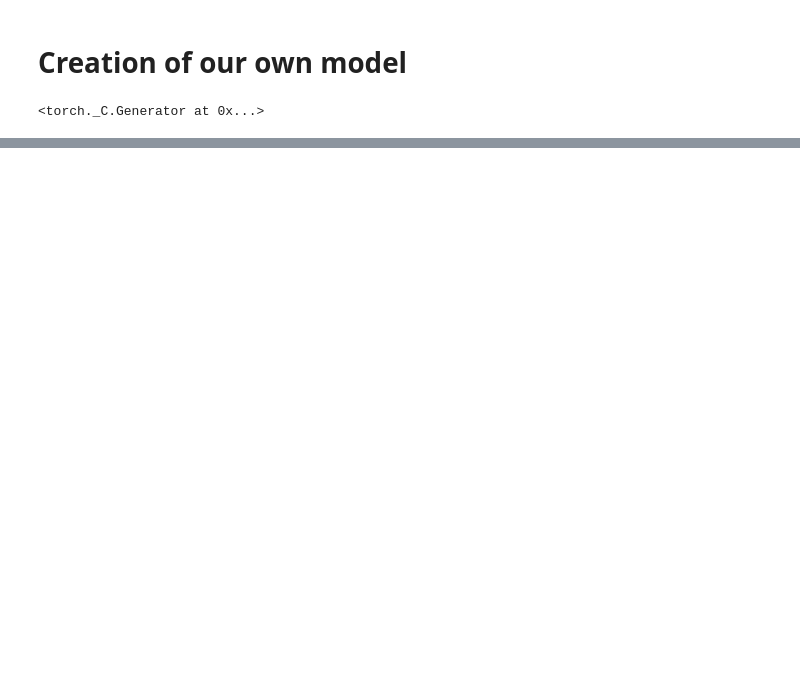
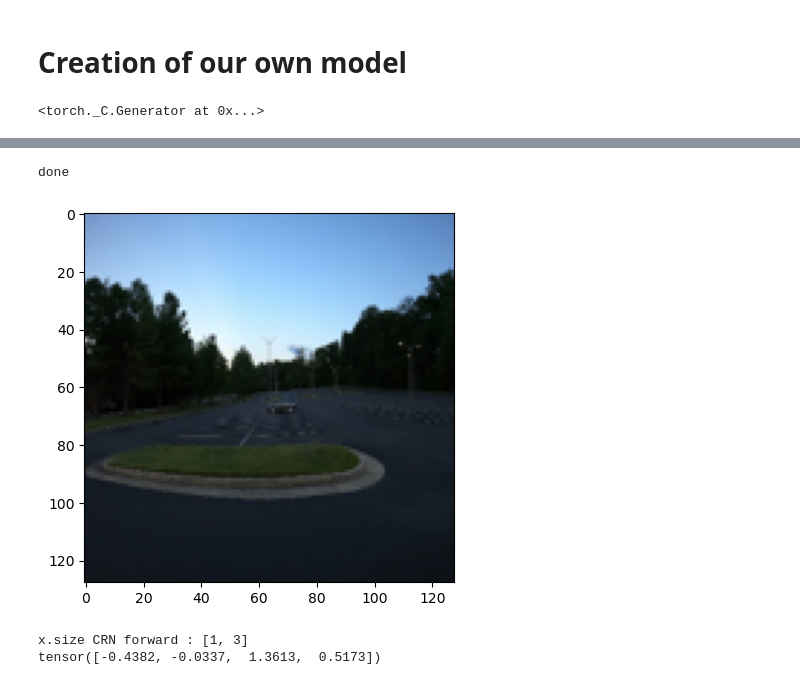
Before and after one commit to PaMilot/Car-detection, a Jupyter notebook: own_model.ipynb, the cells around one changed output, grey strips where cells are left out. Cells and saved outputs as stored; diff of their text form; code cells hidden in the pictures; blank space fills up the shorter version.

```diff
--- a/own_model.ipynb
+++ b/own_model.ipynb
@@ -130,0 +222,29 @@ RuntimeError: The size of tensor a (4) must match the size of tensor b (32) at n
+# %%
+model.eval()
+
+for name, param in model.named_parameters():
+    param.requires_grad = False
+print("done")
+
+image_path = 'data/test/vid_5_400.jpg'
+
+image = Image.open(image_path)
+
+
+plt.imshow(image)
+plt.show()
+# %% [output]
+done
+[figure, added]
+# %%
+transforma = transforms.Compose([transforms.Resize((NEW_X,NEW_Y)),
+                                transforms.ToTensor()])
+img = transforma(image)
+img = img.unsqueeze(0)
+
+pred = model(img)
+
+print(pred.squeeze(0))
+# %% [output]
+x.size CRN forward : [1, 3]
+tensor([-0.4382, -0.0337,  1.3613,  0.5173])
```
Also changed, not shown: parts of 9 cells of this notebook.
